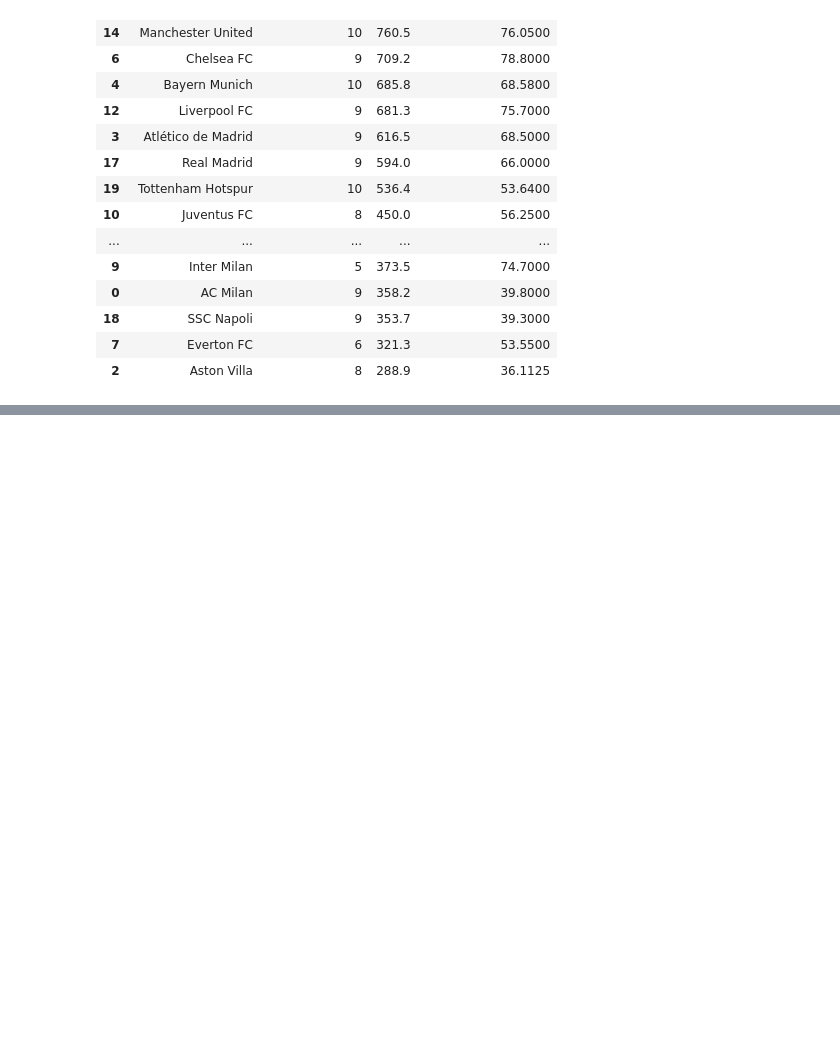
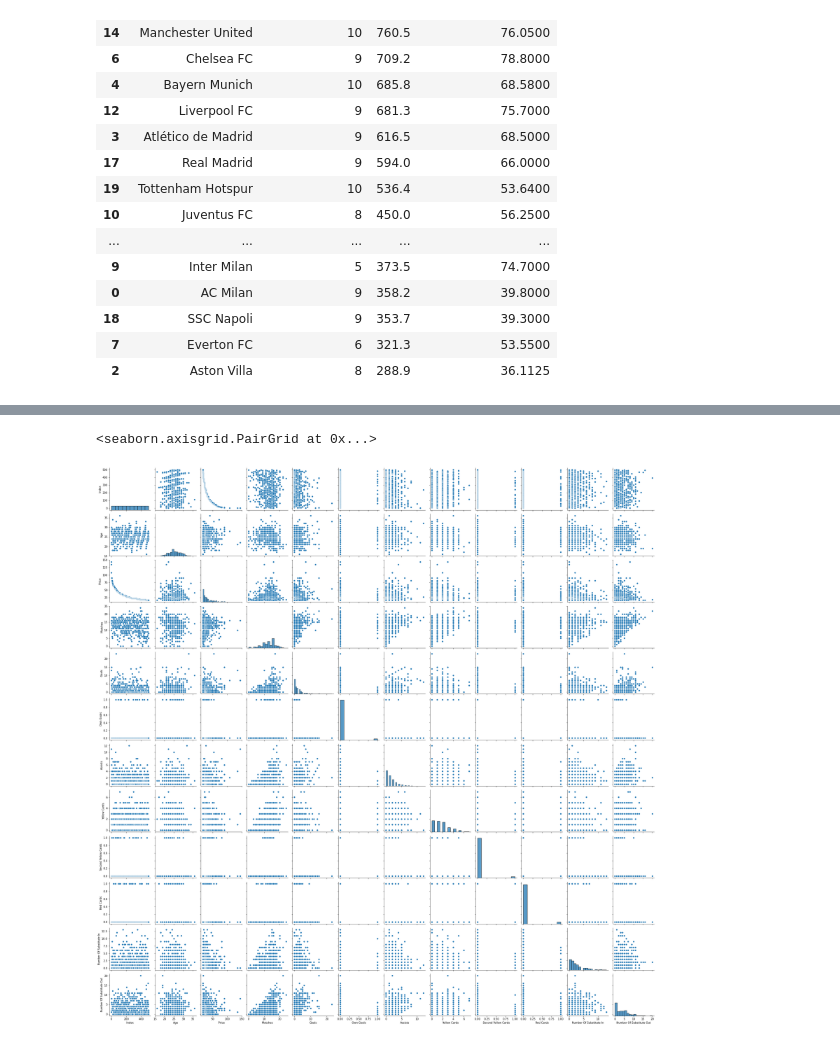
Before and after one commit to l-aleksashka-l/ML, a Jupyter notebook: Stepik/Football.ipynb, the cells around one changed output, grey strips where cells are left out. Saved outputs shown, nothing was run; the diff lists cells and outputs as text; code cells hidden in the pictures; blank space fills up the shorter version.

```diff
--- a/Stepik/Football.ipynb
+++ b/Stepik/Football.ipynb
@@ -270,0 +277,5 @@ top20_count_player
+# %%
+sns.pairplot(players)
+# %% [output]
+<seaborn.axisgrid.PairGrid at 0x...>
+[figure, added]
```
Also changed, not shown: parts of 3 cells of this notebook.
